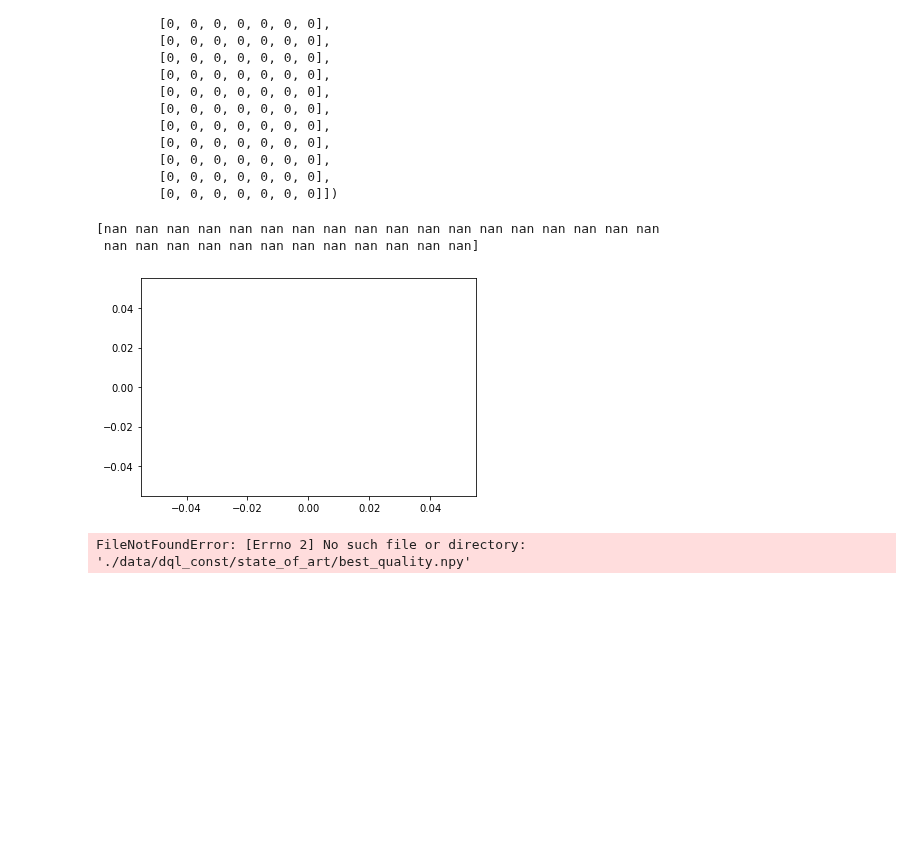
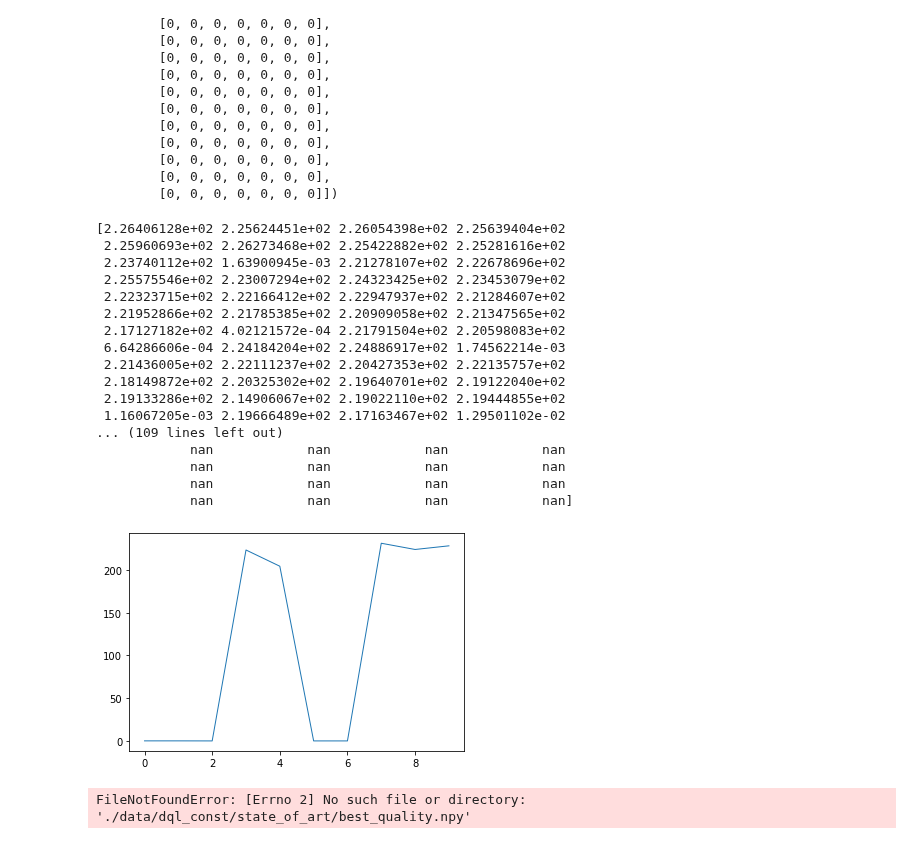
Before and after one commit to lorenzobasile/KiteRL, a Jupyter notebook: analyze_training.ipynb, the cells around one changed output. Drawn from its saved outputs; the diff is of its cells as text; code cells hidden in the pictures; blank space fills up the shorter version.

```diff
--- a/analyze_training.ipynb
+++ b/analyze_training.ipynb
@@ -171,12 +226,27 @@ tensor([[0, 0, 0, 0, 0, 0, 0],
 # %%
 l = np.load(data_dir+"loss_traj.npy")
 print(l)
-plt.plot(l, lw=1)
+plt.plot(l[135:145], lw=1)
 plt.show()
 # %% [output]
-[nan nan nan nan nan nan nan nan nan nan nan nan nan nan nan nan nan nan
- nan nan nan nan nan nan nan nan nan nan nan nan]
+[2.26406128e+02 2.25624451e+02 2.26054398e+02 2.25639404e+02
+ 2.25960693e+02 2.26273468e+02 2.25422882e+02 2.25281616e+02
+ 2.23740112e+02 1.63900945e-03 2.21278107e+02 2.22678696e+02
+ 2.25575546e+02 2.23007294e+02 2.24323425e+02 2.23453079e+02
+ 2.22323715e+02 2.22166412e+02 2.22947937e+02 2.21284607e+02
+ 2.21952866e+02 2.21785385e+02 2.20909058e+02 2.21347565e+02
+ 2.17127182e+02 4.02121572e-04 2.21791504e+02 2.20598083e+02
+ 6.64286606e-04 2.24184204e+02 2.24886917e+02 1.74562214e-03
+ 2.21436005e+02 2.22111237e+02 2.20427353e+02 2.22135757e+02
+ 2.18149872e+02 2.20325302e+02 2.19640701e+02 2.19122040e+02
+ 2.19133286e+02 2.14906067e+02 2.19022110e+02 2.19444855e+02
+ 1.16067205e-03 2.19666489e+02 2.17163467e+02 1.29501102e-02
+... (109 lines left out)
+            nan            nan            nan            nan
+            nan            nan            nan            nan
+            nan            nan            nan            nan
+            nan            nan            nan            nan]
-[figure, old version]
+[figure, new version]
 # %%
 Q = np.load(data_dir+"best_quality.npy")
 #ind = np.argmax(Q_traj[4800])
```
Also changed, not shown: parts of 10 cells of this notebook, 2 other files.
